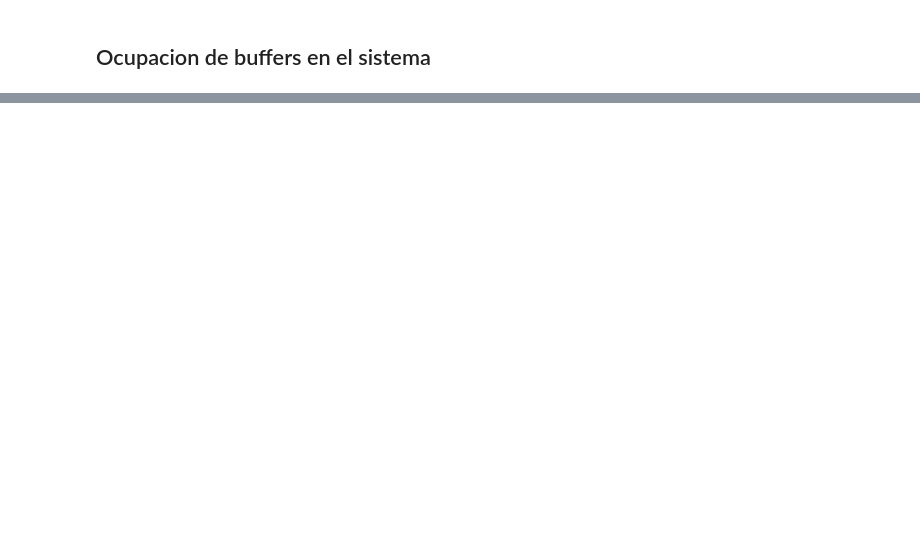
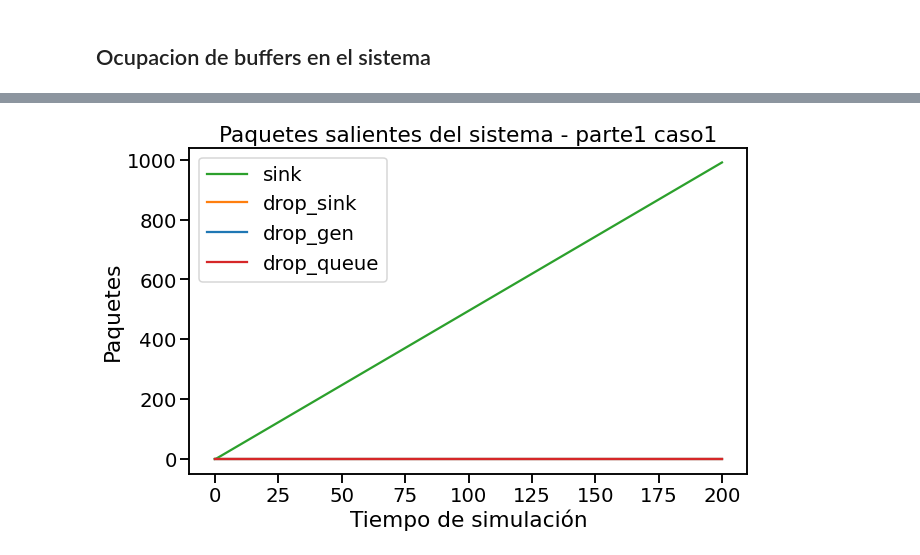
Before and after one commit to Kidmand/Redes-LAB-3, a Jupyter notebook: Notebook-results-part1.ipynb, the cells around one changed output, grey strips where cells are left out. Drawn from its saved outputs; the diff is of its cells as text; code cells hidden in the pictures; blank space fills up the shorter version.

```diff
--- a/Notebook-results-part1.ipynb
+++ b/Notebook-results-part1.ipynb
@@ -140,0 +171,81 @@ for c in range(len(data)):
+# %%
+for c in range(len(data)):
+    caso = data[c]
+
+    # Extraemos la info
+    time_dropPks_gen = caso.loc[(caso['module'] == 'Network.nodeTx.gen') & (caso['name'] == 'PacketDropVector'), 'vecvalue'].tolist()
+
+    time_sink = caso.loc[(caso['module'] == 'Network.nodeRx.sink') & (caso['name'] == 'packetReceived'), 'vectime'].tolist()
+    time_dropPks_sink = caso.loc[(caso['module'] == 'Network.nodeRx.sink') & (caso['name'] == 'PacketDropVector'), 'vecvalue'].tolist()
+
+    time_dropPks_queue = caso.loc[(caso['module'] == 'Network.queue0') & (caso['name'] == 'PacketDropVector'), 'vecvalue'].tolist()
+
+    # Convertimos los valores a flotantes
+    time_dropPks_gen = [0.0] if not time_dropPks_gen else list(map(float,time_dropPks_gen[0].split()))
+    time_sink = list(map(float,time_sink[0].split()))
+    time_dropPks_sink = [0.0] if not time_dropPks_sink else list(map(float,time_dropPks_sink[0].split()))
+    time_dropPks_queue = [0.0] if not time_dropPks_queue else list(map(float,time_dropPks_queue[0].split()))
+
+    # Creamos lista de tiempo de tiempo de pks salientes `timeOut_pks`
+    timeOut_pks = []
+    timeOut_pks.extend(time_sink)
+    timeOut_pks.extend(time_dropPks_gen)
+    timeOut_pks.extend(time_dropPks_sink)
+    timeOut_pks.extend(time_dropPks_queue)
+    # Eliminamos duplicados
+    timeOut_pks.sort() # Ordenamos
+
+    # Creamos lista de paquetes consumidos `sink_packets` de igual longitud que `timeOut_pks`
+    sink_packets = []
+    count_sink = 0
+    for i in range(0,len(timeOut_pks)):
+        if count_sink < len(time_sink) and time_sink[count_sink] <= timeOut_pks[i] :
+            count_sink += 1
+            sink_packets.append(count_sink)
+        else:
+            sink_packets.append(count_sink)
+
+    # Creamos lista de paquetes dropeados por gen `drop_gen` de igual longitud que `timeOut_pks`
+    drop_gen = []
+    count_drop_gen = 0
+    for i in range(0,len(timeOut_pks)):
+        if count_drop_gen < len(time_dropPks_gen) and time_dropPks_gen[count_drop_gen] <= timeOut_pks[i] :
+            count_drop_gen += 1
+            drop_gen.append(count_drop_gen)
+        else:
+            drop_gen.append(count_drop_gen)
+
+    # Creamos lista de paquetes dropeados por queue `drop_queue` de igual longitud que `timeOut_pks`
+    drop_queue = []
+    count_drop_queue = 0
+    for i in range(0,len(timeOut_pks)):
+        if count_drop_queue < len(time_dropPks_queue) and time_dropPks_queue[count_drop_queue] <= timeOut_pks[i] :
+            count_drop_queue += 1
+            drop_queue.append(count_drop_queue)
+        else:
+            drop_queue.append(count_drop_queue)
+
+    # Creamos lista de paquetes dropeados por sink `drop_sink` de igual longitud que `timeOut_pks`
+    drop_sink = []
+    count_drop_sink = 0
+    for i in range(0,len(timeOut_pks)):
+        if count_drop_sink < len(time_dropPks_sink) and time_dropPks_sink[count_drop_sink] <= timeOut_pks[i] :
+            count_drop_sink += 1
+            drop_sink.append(count_drop_sink)
+        else:
+            drop_sink.append(count_drop_sink)
+
+
+    # Graficamos el gráfico de líneas
+    plt.figure(figsize=(10, 6))
+    plt.plot(timeOut_pks, sink_packets, color='tab:green', label='sink')
+    plt.plot(timeOut_pks, drop_sink, color='tab:orange', label='drop_sink')
+    plt.plot(timeOut_pks, drop_gen, color='tab:blue', label='drop_gen')
+    plt.plot(timeOut_pks, drop_queue, color='tab:red', label='drop_queue')
+    plt.title('Paquetes salientes del sistema - {}'.format(archivos_procesados[c]))
+    plt.xlabel('Tiempo de simulación')
+    plt.ylabel('Paquetes')
+    plt.legend()
+    plt.show()
+# %% [output]
+[figure, added]
```
Also changed, not shown: parts of 11 cells of this notebook, 1 other file.
